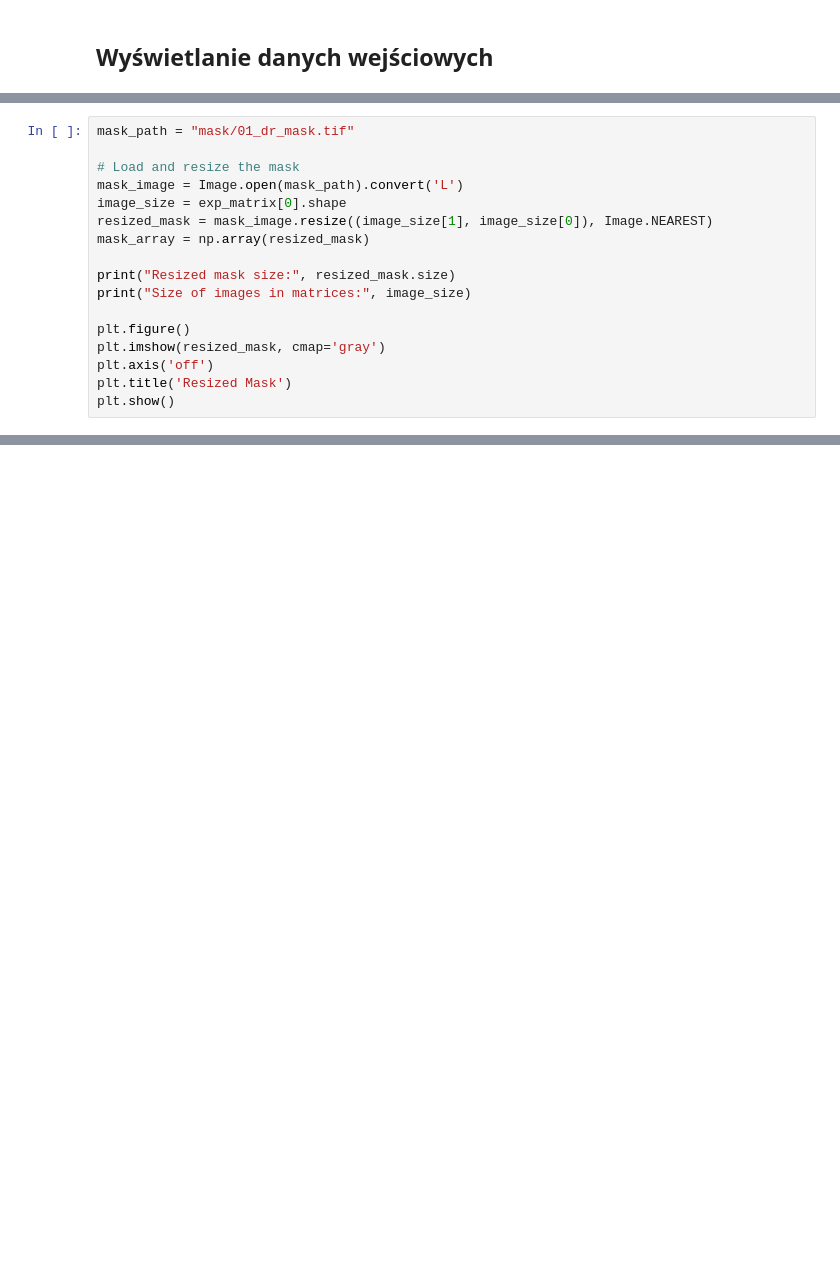
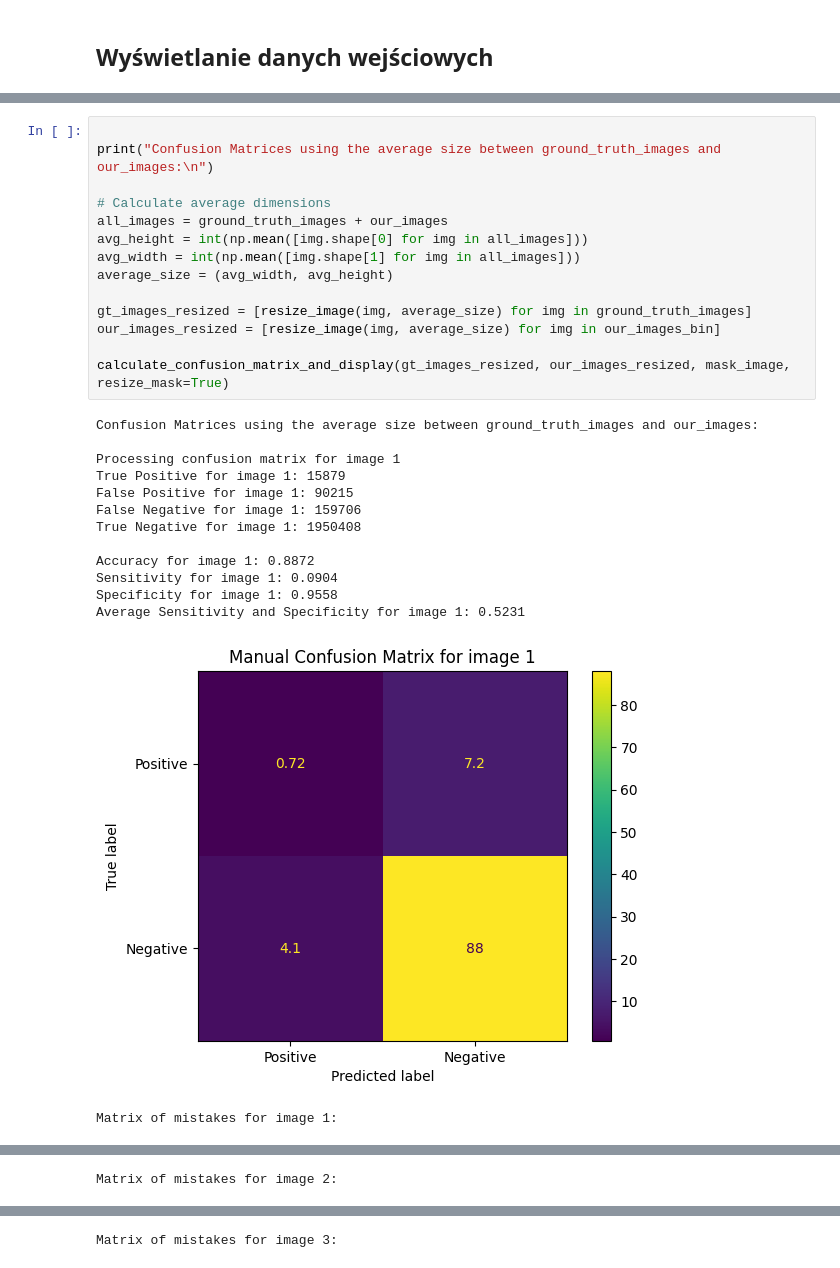
Before and after one commit to mr-SCWN/Informatyka-w-medycynie, a Jupyter notebook: Oko/Macierz pomyłek UNET.ipynb, the cells around one changed output, grey strips where cells are left out. Cells and saved outputs as stored; diff of their text form; blank space fills up the shorter version.

```diff
--- a/Oko/Macierz pomyłek UNET.ipynb
+++ b/Oko/Macierz pomyłek UNET.ipynb
@@ -66,17 +90,0 @@ Wyniki nasze:
-# %%
-mask_path = "mask/01_dr_mask.tif"
-
-# Load and resize the mask
-mask_image = Image.open(mask_path).convert('L')
-image_size = exp_matrix[0].shape
-resized_mask = mask_image.resize((image_size[1], image_size[0]), Image.NEAREST)
-mask_array = np.array(resized_mask)
-
-print("Resized mask size:", resized_mask.size)
-print("Size of images in matrices:", image_size)
-
-plt.figure()
-plt.imshow(resized_mask, cmap='gray')
-plt.axis('off')
-plt.title('Resized Mask')
-plt.show()
@@ -146,0 +269,29 @@ for i in range(num_images):
+# %%
+
+print("Confusion Matrices using the average size between ground_truth_images and our_images:\n")
+
+# Calculate average dimensions
+all_images = ground_truth_images + our_images
+avg_height = int(np.mean([img.shape[0] for img in all_images]))
+avg_width = int(np.mean([img.shape[1] for img in all_images]))
+average_size = (avg_width, avg_height)
+
+gt_images_resized = [resize_image(img, average_size) for img in ground_truth_images]
+our_images_resized = [resize_image(img, average_size) for img in our_images_bin]
+
+calculate_confusion_matrix_and_display(gt_images_resized, our_images_resized, mask_image, resize_mask=True)
+# %% [output]
+Confusion Matrices using the average size between ground_truth_images and our_images:
+
+Processing confusion matrix for image 1
+True Positive for image 1: 15879
+False Positive for image 1: 90215
+False Negative for image 1: 159706
+True Negative for image 1: 1950408
+
+Accuracy for image 1: 0.8872
+Sensitivity for image 1: 0.0904
+Specificity for image 1: 0.9558
+Average Sensitivity and Specificity for image 1: 0.5231
+[figure, added]
+Matrix of mistakes for image 1:
@@ -146,0 +310 @@ for i in range(num_images):
+Matrix of mistakes for image 2:
@@ -146,0 +323 @@ for i in range(num_images):
+Matrix of mistakes for image 3:
```
Also changed, not shown: parts of 16 cells of this notebook.
